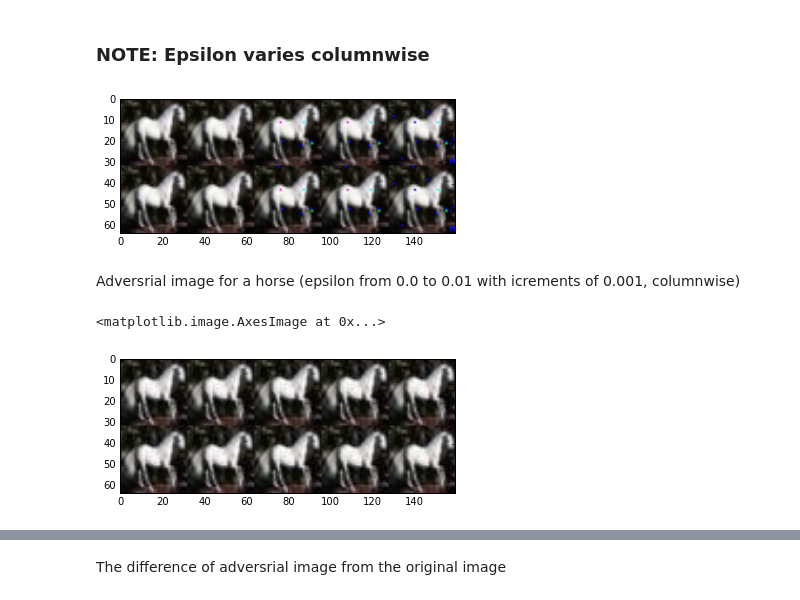
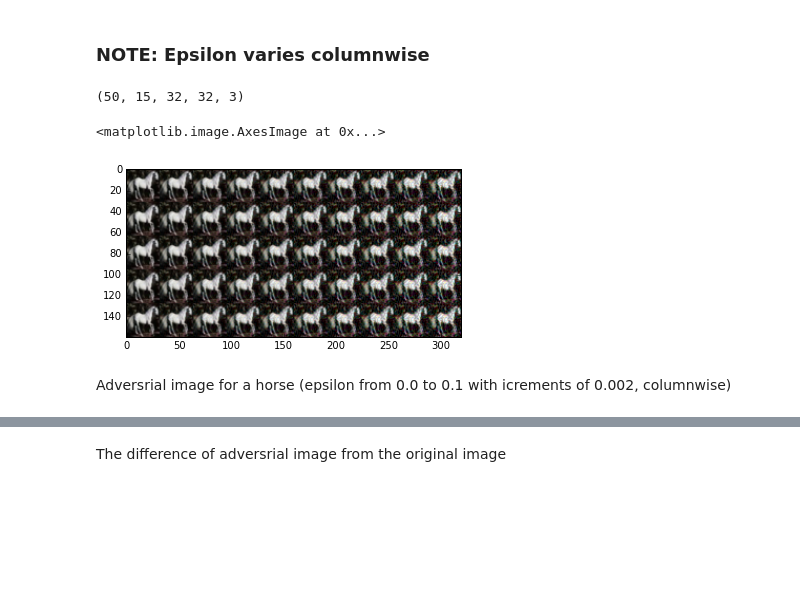
Before and after one commit to ambrishrawat/advflow, a Jupyter notebook: plots.ipynb, the cells around one changed output, grey strips where cells are left out. Drawn from its saved outputs; the diff is of its cells as text; code cells hidden in the pictures; blank space fills up the shorter version.

Commit message:
added new plots

```diff
--- a/plots.ipynb
+++ b/plots.ipynb
@@ -76,34 +81,32 @@ plt.title('mean std across X_test')
 # %% [markdown]
 ### NOTE: Epsilon varies columnwise
+# %%
+work_dir = '/u/ambrish/models/keras_eg_alldrop/'
+selected_img_idx = 13
+save_adv_e = np.load(os.path.join(work_dir,'save_adv_e.npy'))
+print(save_adv_e.shape)
+# %% [output]
+(50, 15, 32, 32, 3)
 # %%
-work_dir = '/u/ambrish/models/'
-selected_img_idx = 13
-save_adv_e = np.load(os.path.join(work_dir,'save_adv.npy'))
-
 #grid specs rows, columns
-n_r = 2
-n_c = 5
+n_r = 5
+n_c = 10
 
 m = save_adv_e
 m = m[:,selected_img_idx,:,:,:]
 m_ = np.concatenate(m,axis=0)
 
 #for noise calculation
 m_0 = np.concatenate([np.concatenate([m[0] for i in range(n_c)],axis=1) for j in range(n_r)], axis = 0)
 
 #grid of adv images
 m_ = np.concatenate(m,axis=0)
 m_ = np.concatenate([m_[j*n_r*32:(j+1)*n_r*32,:,:] for j in range(n_c)], axis = 1)
-plt.imshow(m_)
 
-scipy.misc.imsave('adv_horse.jpg',m_)
-plt.imsave('adv_horse.png',m_)
+scipy.misc.toimage(m_, cmin=0.0).save('adv_horse.png')
+plt.imshow(scipy.ndimage.imread('adv_horse.png'))
 # %% [output]
+<matplotlib.image.AxesImage at 0x...>
-[figure, old version]
+[figure, new version]
 # %% [markdown]
-Adversrial image for a horse (epsilon from 0.0 to 0.01 with icrements of 0.001, columnwise)
+Adversrial image for a horse (epsilon from 0.0 to 0.1 with icrements of 0.002, columnwise)
-# %%
-plt.imshow(scipy.ndimage.imread('adv_horse.jpg'))
-# %% [output]
-<matplotlib.image.AxesImage at 0x...>
-[figure, removed]
```
Also changed, not shown: parts of 10 cells of this notebook, 15 other files.
